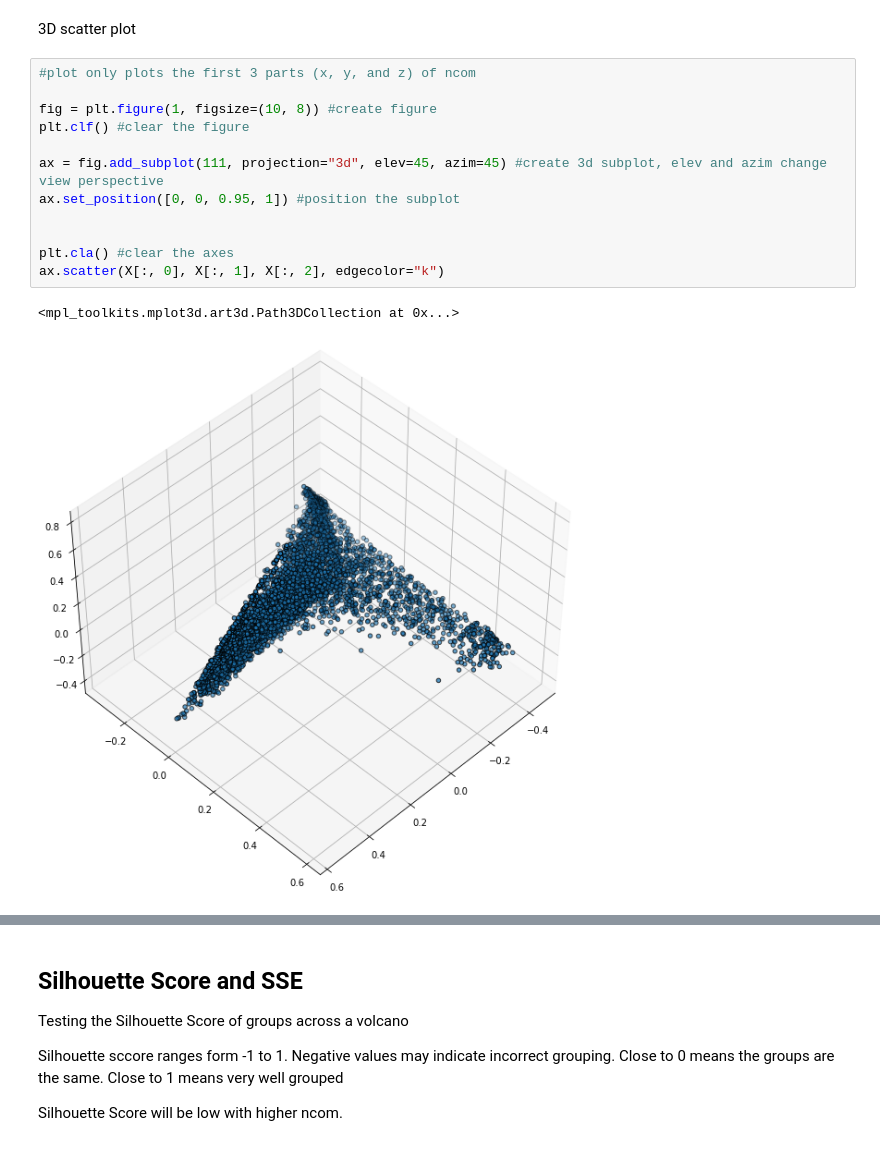
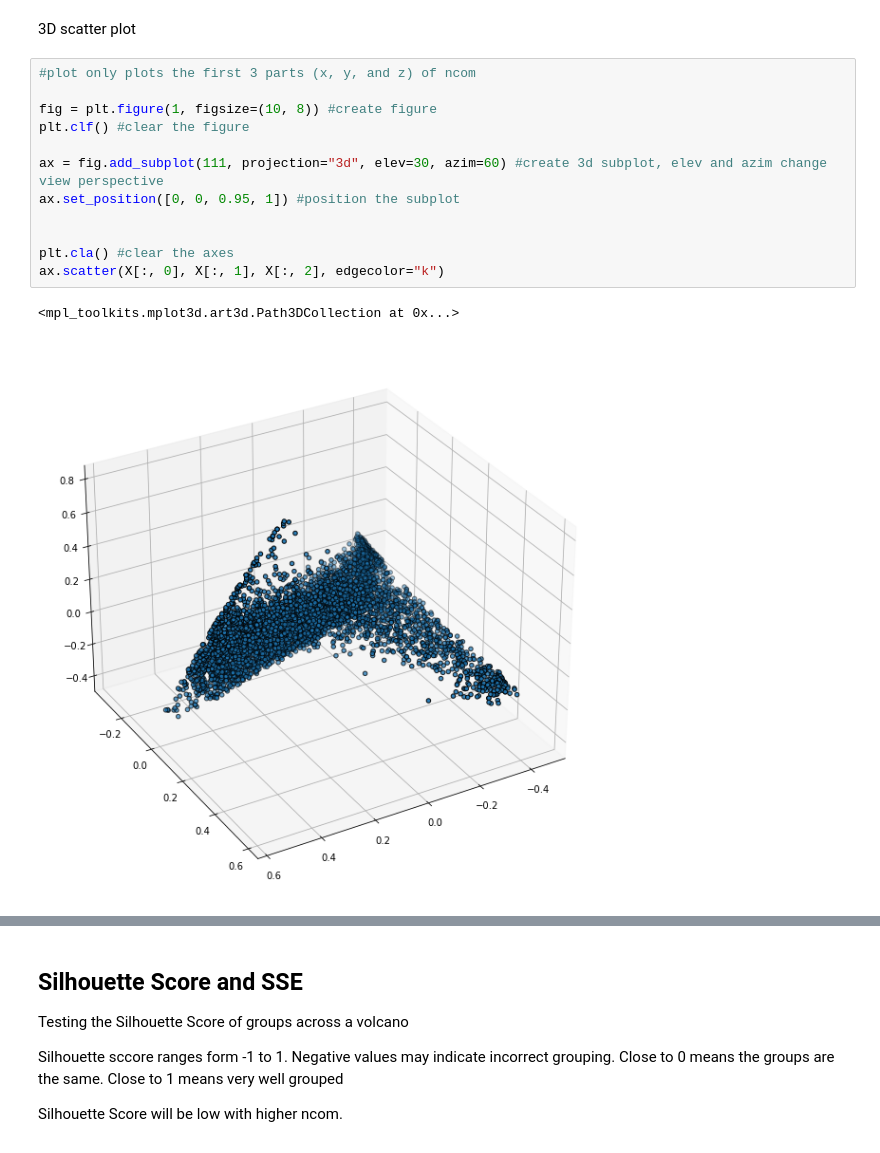
Before and after one commit to Denolle-Lab/expand_redpy, a Jupyter notebook: notebooks/specufex_grouping_analysis.ipynb, the cells around one changed output, grey strips where cells are left out. Saved outputs shown, nothing was run; the diff lists cells and outputs as text.

```diff
--- a/notebooks/specufex_grouping_analysis.ipynb
+++ b/notebooks/specufex_grouping_analysis.ipynb
@@ -145,15 +145,15 @@ Text(0.5, 1.0, 'Scatter after PCA')
 # %%
 #plot only plots the first 3 parts (x, y, and z) of ncom
 
 fig = plt.figure(1, figsize=(10, 8)) #create figure
 plt.clf() #clear the figure
 
-ax = fig.add_subplot(111, projection="3d", elev=45, azim=45) #create 3d subplot, elev and azim change view perspective
+ax = fig.add_subplot(111, projection="3d", elev=30, azim=60) #create 3d subplot, elev and azim change view perspective
 ax.set_position([0, 0, 0.95, 1]) #position the subplot
 
 
 plt.cla() #clear the axes
 ax.scatter(X[:, 0], X[:, 1], X[:, 2], edgecolor="k")
 # %% [output]
 <mpl_toolkits.mplot3d.art3d.Path3DCollection at 0x...>
-[figure, old version]
+[figure, new version]
```
Also changed, not shown: parts of 13 cells of this notebook.
